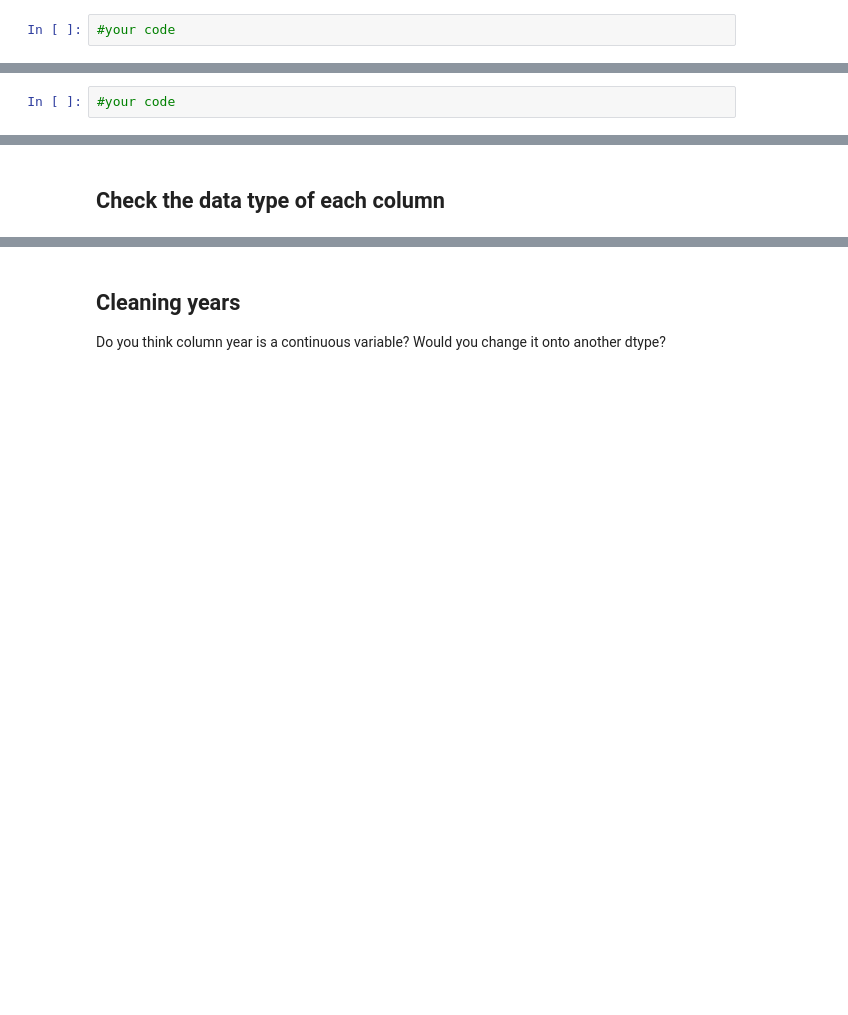
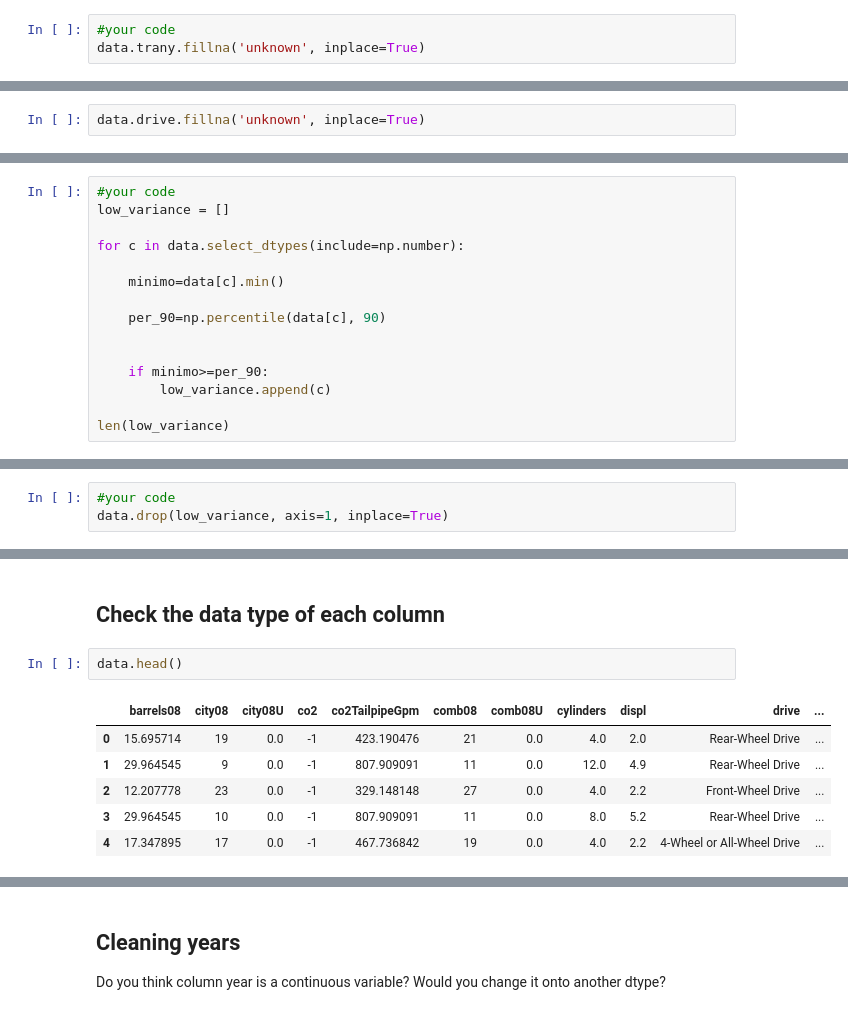
Before and after one commit to Ironhack-Data-Madrid-Mayo-2022/2.4-lab-data-cleaning, a Jupyter notebook: your-code/main.ipynb, the cells around one changed output, grey strips where cells are left out. Drawn from its saved outputs; the diff is of its cells as text; blank space fills up the shorter version.

```diff
--- a/your-code/main.ipynb
+++ b/your-code/main.ipynb
@@ -90,3 +186,4 @@ Keep only the columns you think are useful
 Now that we have filled in those null values, there are only two columns in the data set that still have null values: trany and drive. Use what you have learned in this section to investigate and potentially fill in the remaining null values.
 # %%
 #your code
+data.trany.fillna('unknown', inplace=True)
@@ -93,3 +208,5 @@ Now that we have filled in those null values, there are only two columns in the
+# %%
+data.drive.fillna('unknown', inplace=True)
 # %% [markdown]
 # Incorrect Values
 
@@ -130,0 +262,15 @@ low_variance = []
+# %%
+#your code
+low_variance = []
+
+for c in data.select_dtypes(include=np.number):
+
+    minimo=data[c].min()
+
+    per_90=np.percentile(data[c], 90)
+
+
+    if minimo>=per_90:
+        low_variance.append(c)
+
+len(low_variance)
@@ -134,6 +282,7 @@ This returned 34 columns that we could potentially eliminate due to not having h
 ## Use the the drop method like we did earlier in this lesson to remove the non informative columns from our data frame.
 # %%
 #your code
+data.drop(low_variance, axis=1, inplace=True)
 # %% [markdown]
 # Extreme Values and Outliers
 
@@ -178,5 +352,14 @@ Our outliers data frame should now be populated with records that you can invest
 One common problem that is often overlooked is incorrect data types. This typically occurs when there is a numeric variable that should actually be represented as a categorical variable.
 # %% [markdown]
 ## Check the data type of each column
+# %%
+data.head()
+# %% [output]
+|  | barrels08 | city08 | city08U | co2 | co2TailpipeGpm | comb08 | comb08U | cylinders | displ | drive | ... |
+| 0 | 15.695714 | 19 | 0.0 | -1 | 423.190476 | 21 | 0.0 | 4.0 | 2.0 | Rear-Wheel Drive | ... |
+| 1 | 29.964545 | 9 | 0.0 | -1 | 807.909091 | 11 | 0.0 | 12.0 | 4.9 | Rear-Wheel Drive | ... |
+| 2 | 12.207778 | 23 | 0.0 | -1 | 329.148148 | 27 | 0.0 | 4.0 | 2.2 | Front-Wheel Drive | ... |
+| 3 | 29.964545 | 10 | 0.0 | -1 | 807.909091 | 11 | 0.0 | 8.0 | 5.2 | Rear-Wheel Drive | ... |
+| 4 | 17.347895 | 17 | 0.0 | -1 | 467.736842 | 19 | 0.0 | 4.0 | 2.2 | 4-Wheel or All-Wheel Drive | ... |
 # %%
 ##your code
```
Also changed, not shown: parts of 40 cells of this notebook, 1 other file.
